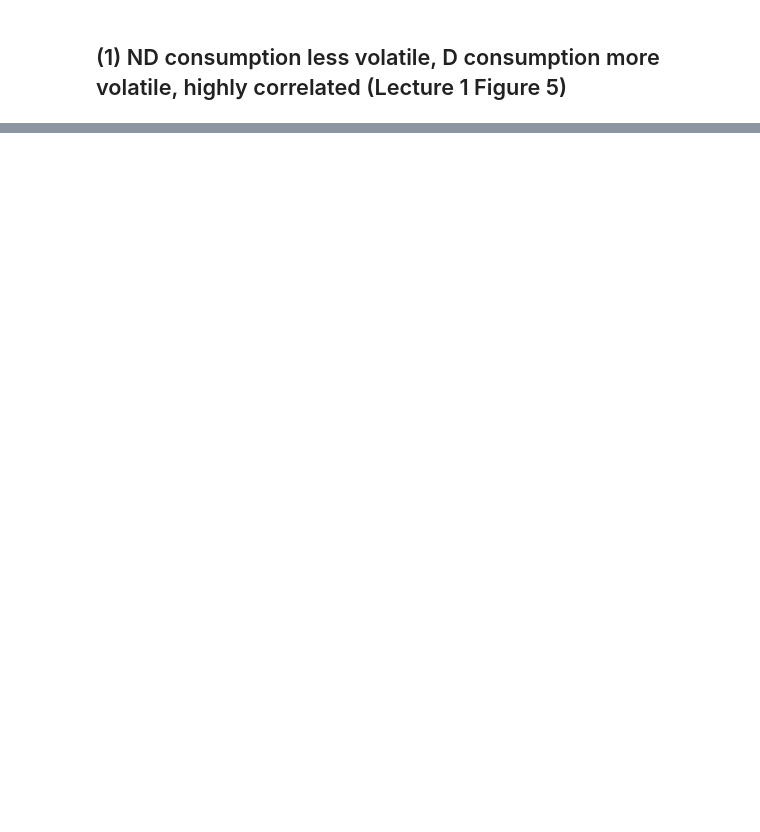
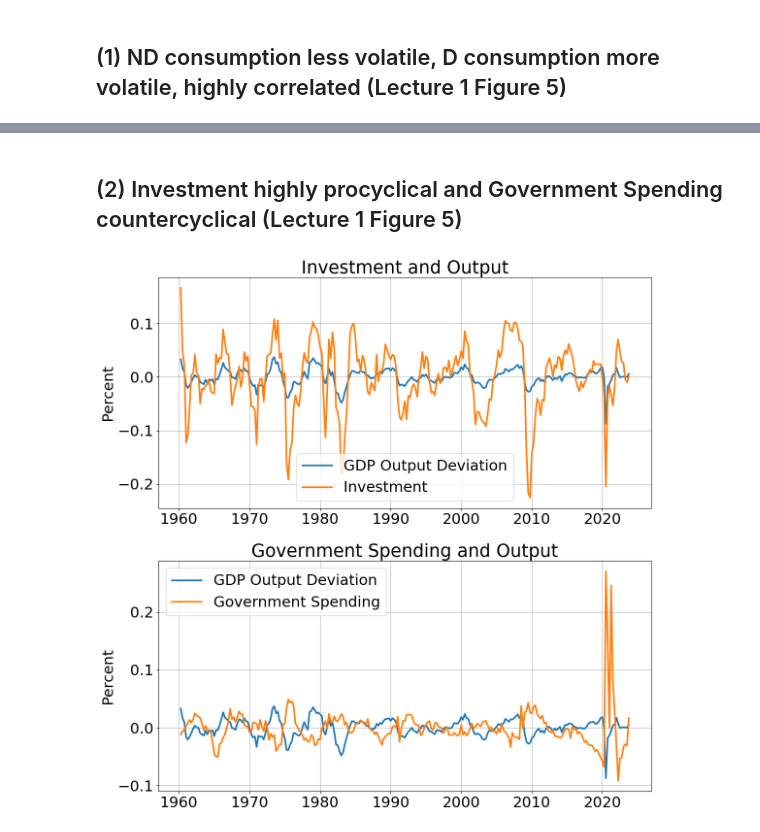
Before and after one commit to alexwellman/macrodata-wellman, a Jupyter notebook: Econ212/data_212.ipynb, the cells around one changed output, grey strips where cells are left out. Cells and saved outputs as stored; diff of their text form; code cells hidden in the pictures; blank space fills up the shorter version.

```diff
--- a/Econ212/data_212.ipynb
+++ b/Econ212/data_212.ipynb
@@ -839,0 +307,36 @@ plt.title('US 10-year Breakeven Inflation rate')
+# %% [markdown]
+## (2) Investment highly procyclical and Government Spending countercyclical (Lecture 1 Figure 5)
+# %%
+# Truncating the series data to 1960 onwards to create a new series
+series_1960_onwards = series[series.index.year >= 1960].copy()
+
+# Applying the HP filter on the log of 'invest' (Investment) and 'y' (GDP) series from 1960 onwards
+cycle_invest_1960, trend_invest_1960 = sm.tsa.filters.hpfilter(np.log(series_1960_onwards['invest']), lambdahp_1600)
+cycle_y_1960, trend_y_1960 = sm.tsa.filters.hpfilter(np.log(series_1960_onwards['y']), lambdahp_1600)
+
+# Applying the HP filter on the log of 'govexpen' (Government Spending) and 'y' (GDP) series from 1960 onwards
+cycle_govexpen_1960, trend_govexpen_1960 = sm.tsa.filters.hpfilter(np.log(series_1960_onwards['govexpen']), lambdahp_1600)
+
+# Creating 2x1 subplots
+fig, axes = plt.subplots(nrows=2, ncols=1, figsize=(12, 12))
+
+# Plotting Investment on the first subplot
+axes[0].plot(series_1960_onwards.index, cycle_y_1960, label='GDP Output Deviation')
+axes[0].plot(series_1960_onwards.index, cycle_invest_1960, label='Investment')
+axes[0].legend()
+axes[0].grid(True)
+axes[0].set_ylabel('Percent')
+axes[0].set_title('Investment and Output')
+
+# Plotting Government Spending on the second subplot
+axes[1].plot(series_1960_onwards.index, cycle_y_1960, label='GDP Output Deviation')
+axes[1].plot(series_1960_onwards.index, cycle_govexpen_1960, label='Government Spending')
+axes[1].legend()
+axes[1].grid(True)
+axes[1].set_ylabel('Percent')
+axes[1].set_title('Government Spending and Output')
+
+# Adjusts the subplots to fit into the figure area.
+plt.tight_layout()
+# %% [output]
+[figure, added]
```
Also changed, not shown: parts of 132 cells of this notebook, 4 other files.
